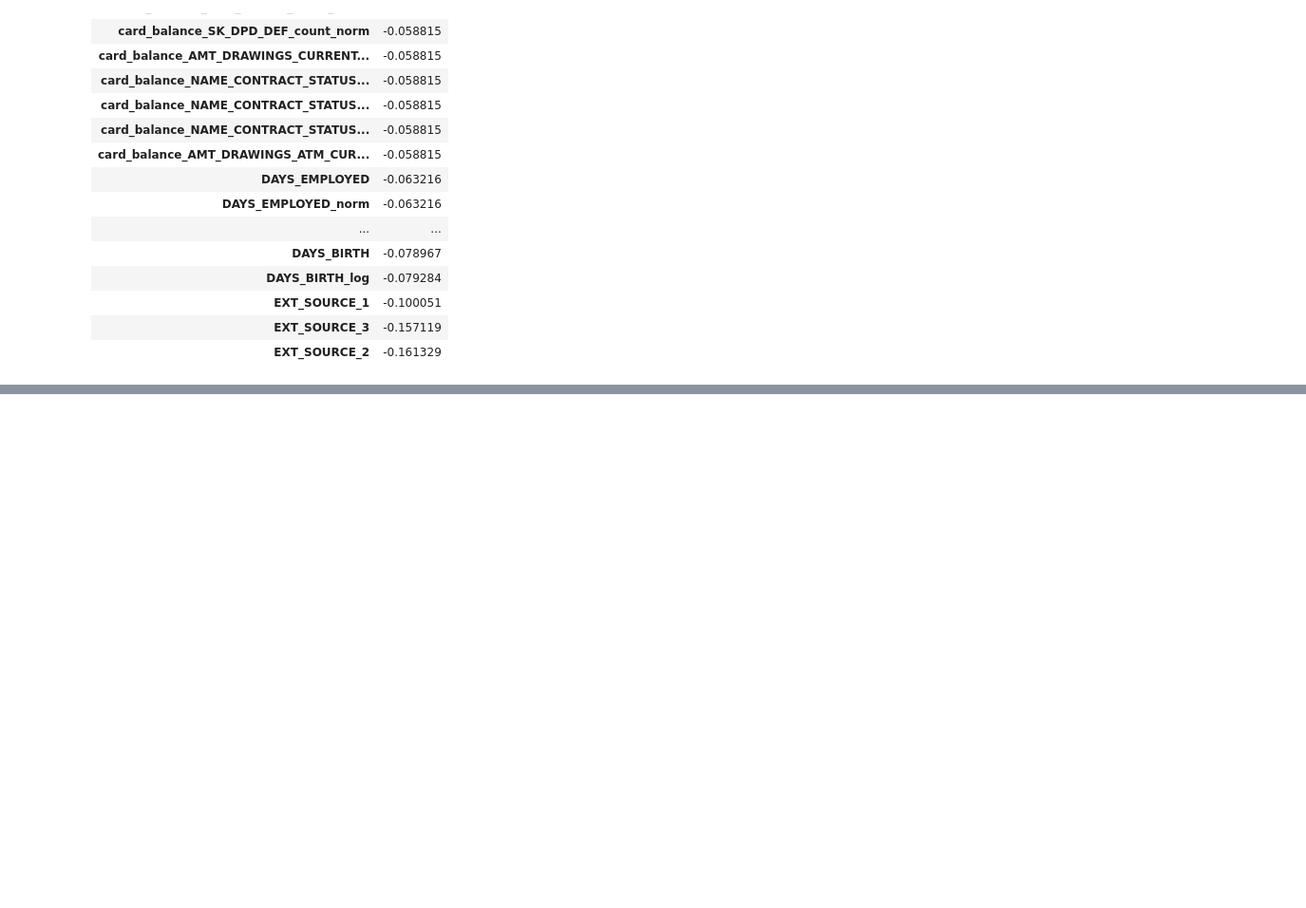
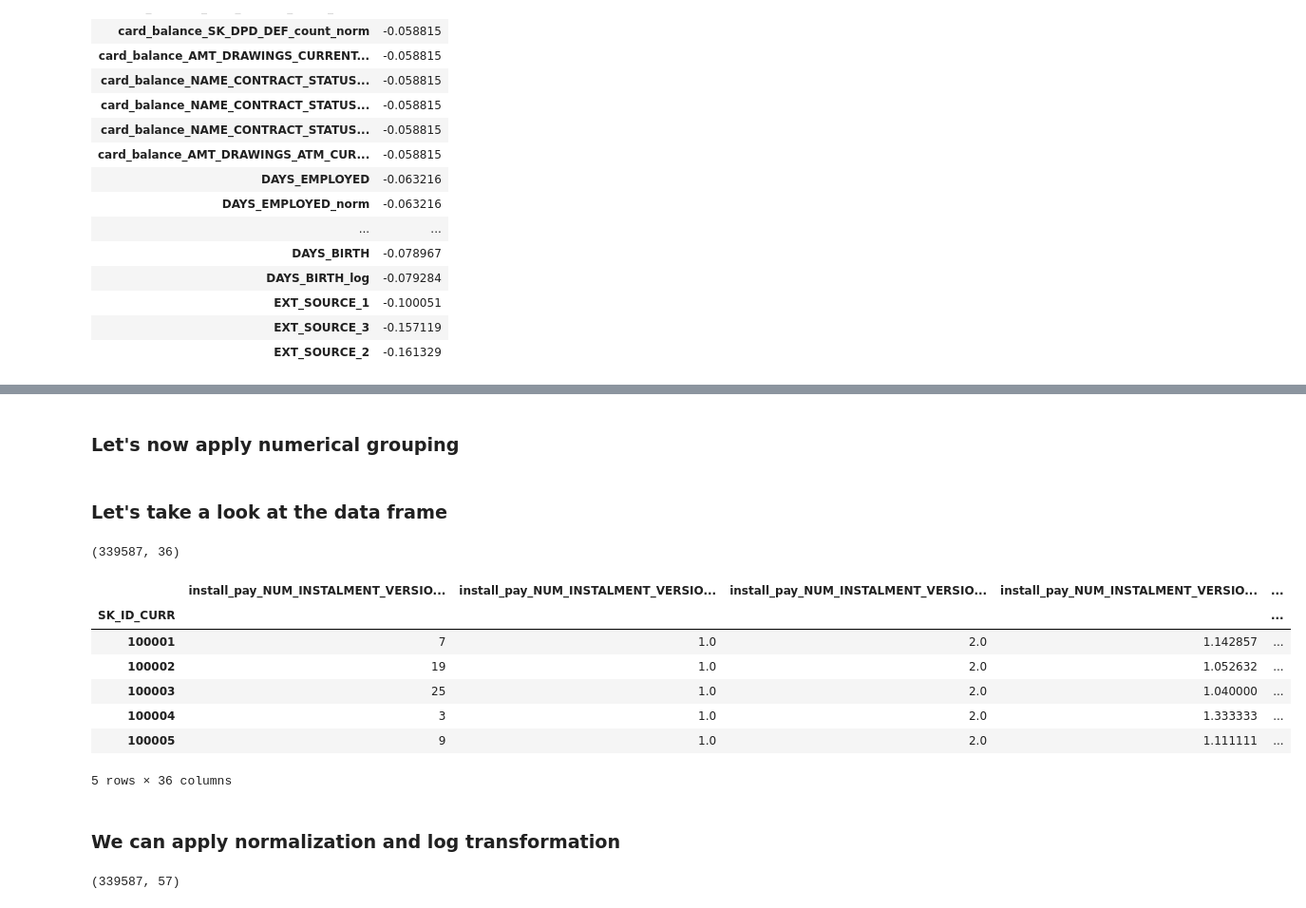
Before and after one commit to IML-Project/Home_Credit_Default_Risk_Project, a Jupyter notebook: FeatureEngineering.ipynb, the cells around one changed output, grey strips where cells are left out. Shown: that part at 95% size. Cells and saved outputs as stored; diff of their text form; code cells hidden in the pictures; blank space fills up the shorter version.

```diff
--- a/FeatureEngineering.ipynb
+++ b/FeatureEngineering.ipynb
@@ -937,0 +987,2 @@ new_cors.tail(20)
+# %%
+intallments_payments = fill_missing_values(intallments_payments, mean = True)
@@ -937,0 +1001,23 @@ new_cors.tail(20)
+# %% [markdown]
+### Let's now apply numerical grouping
+# %%
+install_num = group_numeric_values(intallments_payments, 'install_pay')
+# %% [markdown]
+### Let's take a look at the data frame
+# %%
+install_num.shape
+# %% [output]
+(339587, 36)
+# %%
+install_num.head(5)
+# %% [output]
+|  | install_pay_NUM_INSTALMENT_VERSIO... | install_pay_NUM_INSTALMENT_VERSIO... | install_pay_NUM_INSTALMENT_VERSIO... | install_pay_NUM_INSTALMENT_VERSIO... | ... |
+| SK_ID_CURR |  |  |  |  | ... |
+| 100001 | 7 | 1.0 | 2.0 | 1.142857 | ... |
+| 100002 | 19 | 1.0 | 2.0 | 1.052632 | ... |
+| 100003 | 25 | 1.0 | 2.0 | 1.040000 | ... |
+| 100004 | 3 | 1.0 | 2.0 | 1.333333 | ... |
+| 100005 | 9 | 1.0 | 2.0 | 1.111111 | ... |
+5 rows × 36 columns
+# %% [markdown]
+### We can apply normalization and log transformation
@@ -937,0 +1028,4 @@ new_cors.tail(20)
+# %%
+install_num.shape
+# %% [output]
+(339587, 57)
```
Also changed, not shown: parts of 47 cells of this notebook.
